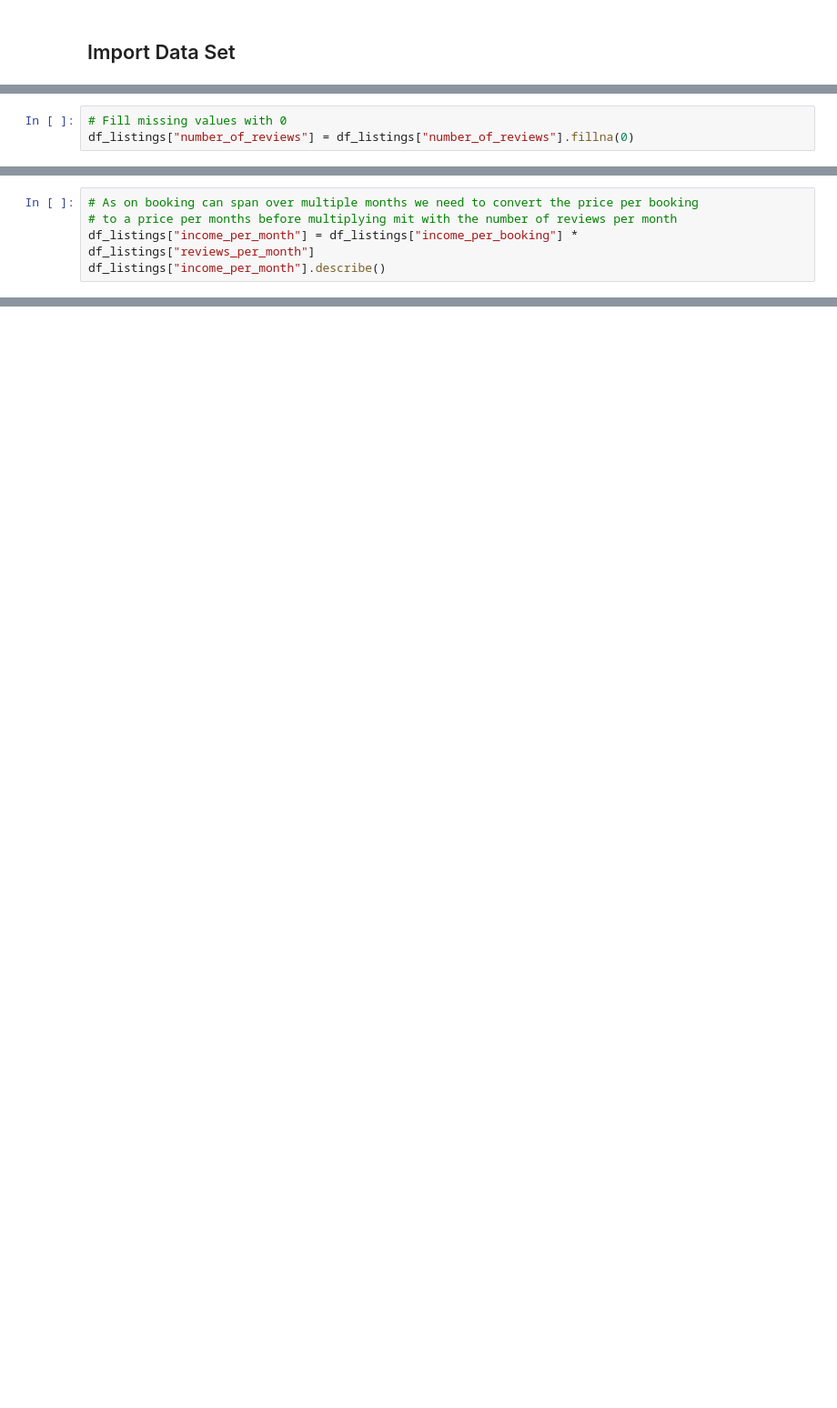
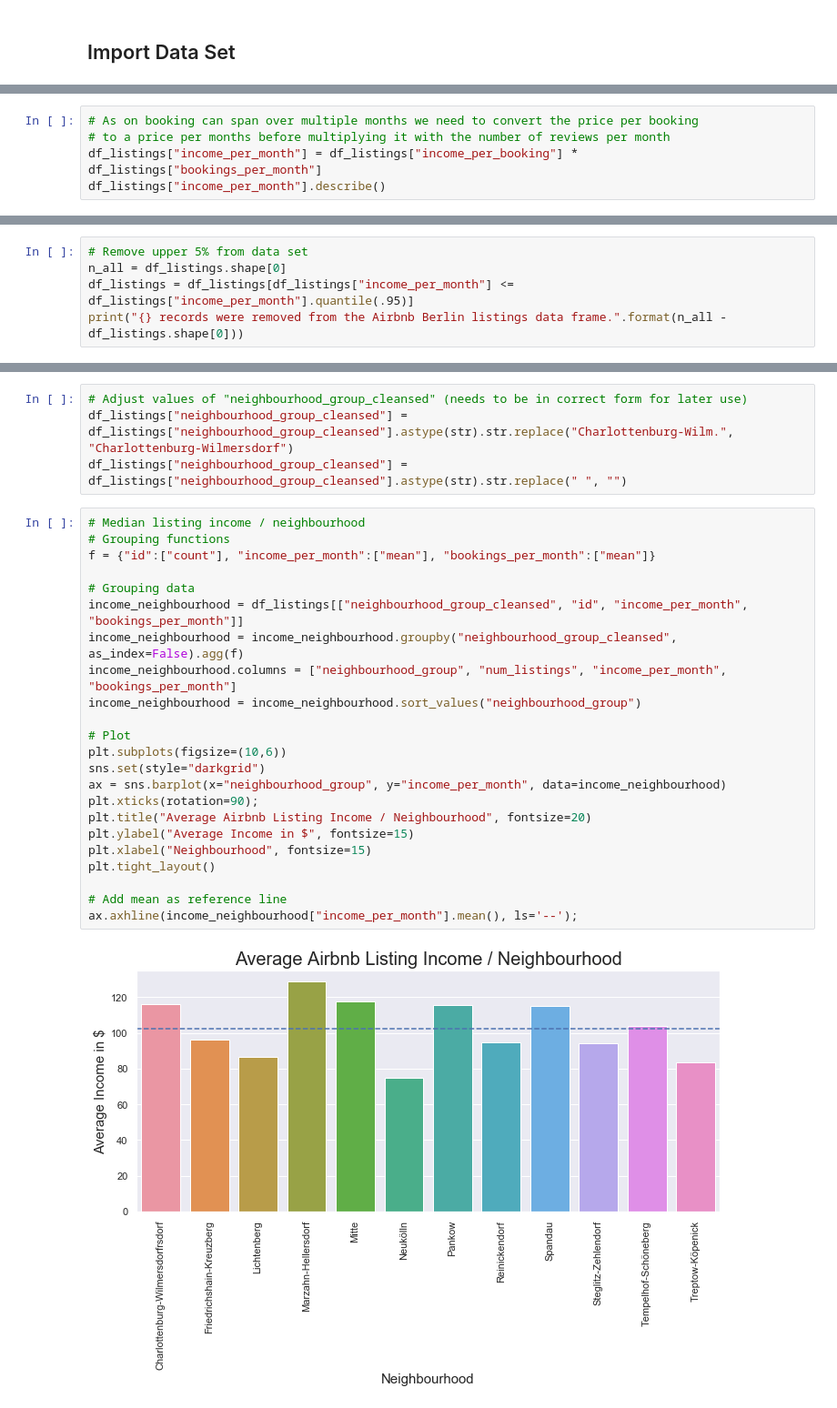
Before and after one commit to pape1412/airbnb, a Jupyter notebook: notebooks/q2_airbnb_income.ipynb, the cells around one changed output, grey strips where cells are left out. Shown at 91% size. Cells and saved outputs as stored; diff of their text form; blank space fills up the shorter version.

Commit message:
feat: Added neighbourhood comparison

```diff
--- a/notebooks/q2_airbnb_income.ipynb
+++ b/notebooks/q2_airbnb_income.ipynb
@@ -53,3 +74,0 @@ for col in price_cols:
-# %%
-# Fill missing values with 0
-df_listings["number_of_reviews"] = df_listings["number_of_reviews"].fillna(0)
@@ -103,7 +145,7 @@ max      900000.000000
 Name: income_per_booking, dtype: float64
 # %%
 # As on booking can span over multiple months we need to convert the price per booking
-# to a price per months before multiplying mit with the number of reviews per month
-df_listings["income_per_month"] = df_listings["income_per_booking"] * df_listings["reviews_per_month"]
+# to a price per months before multiplying it with the number of reviews per month
+df_listings["income_per_month"] = df_listings["income_per_booking"] * df_listings["bookings_per_month"]
 df_listings["income_per_month"].describe()
 # %% [output]
@@ -129,0 +161,5 @@ plt.scatter(df_listings["minimum_nights"], df_listings["reviews_per_month"])
+# %%
+# Remove upper 5% from data set
+n_all = df_listings.shape[0]
+df_listings = df_listings[df_listings["income_per_month"] <= df_listings["income_per_month"].quantile(.95)]
+print("{} records were removed from the Airbnb Berlin listings data frame.".format(n_all - df_listings.shape[0]))
@@ -129,0 +168,29 @@ plt.scatter(df_listings["minimum_nights"], df_listings["reviews_per_month"])
+# %%
+# Adjust values of "neighbourhood_group_cleansed" (needs to be in correct form for later use)
+df_listings["neighbourhood_group_cleansed"] = df_listings["neighbourhood_group_cleansed"].astype(str).str.replace("Charlottenburg-Wilm.", "Charlottenburg-Wilmersdorf")
+df_listings["neighbourhood_group_cleansed"] = df_listings["neighbourhood_group_cleansed"].astype(str).str.replace(" ", "")
+# %%
+# Median listing income / neighbourhood
+# Grouping functions
+f = {"id":["count"], "income_per_month":["mean"], "bookings_per_month":["mean"]}
+
+# Grouping data
+income_neighbourhood = df_listings[["neighbourhood_group_cleansed", "id", "income_per_month", "bookings_per_month"]]
+income_neighbourhood = income_neighbourhood.groupby("neighbourhood_group_cleansed", as_index=False).agg(f)
+income_neighbourhood.columns = ["neighbourhood_group", "num_listings", "income_per_month", "bookings_per_month"]
+income_neighbourhood = income_neighbourhood.sort_values("neighbourhood_group")
+
+# Plot
+plt.subplots(figsize=(10,6))
+sns.set(style="darkgrid")
+ax = sns.barplot(x="neighbourhood_group", y="income_per_month", data=income_neighbourhood)
+plt.xticks(rotation=90);
+plt.title("Average Airbnb Listing Income / Neighbourhood", fontsize=20)
+plt.ylabel("Average Income in $", fontsize=15)
+plt.xlabel("Neighbourhood", fontsize=15)
+plt.tight_layout()
+
+# Add mean as reference line
+ax.axhline(income_neighbourhood["income_per_month"].mean(), ls='--');
+# %% [output]
+[figure, added]
```
Also changed, not shown: parts of 19 cells of this notebook.
